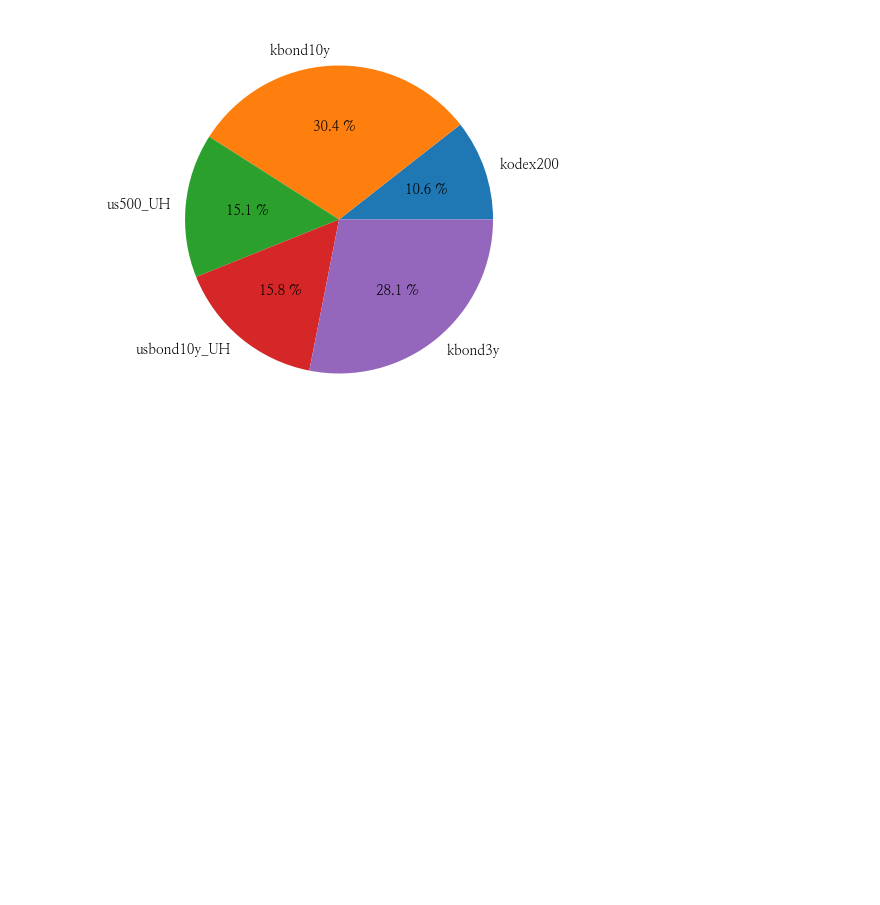
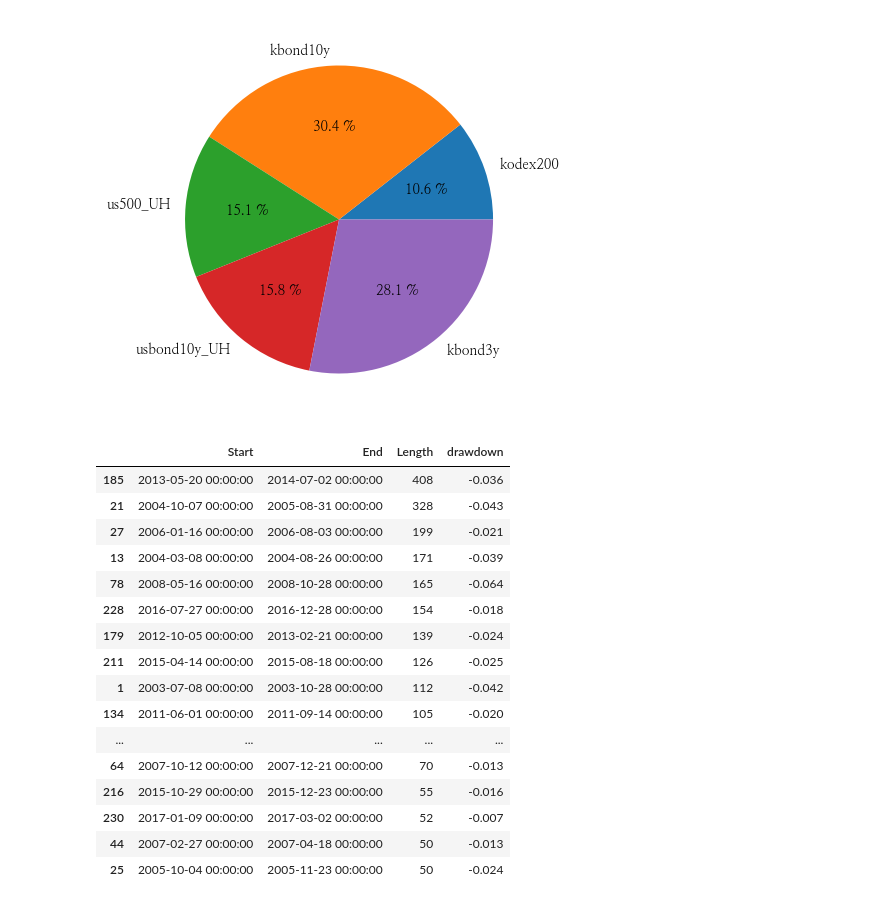
Before and after one commit to hermian/startetf, a Jupyter notebook: 3.29_변동성모멘텀혼합전략.ipynb, the cells around one changed output. Cells and saved outputs as stored; diff of their text form; code cells hidden in the pictures; blank space fills up the shorter version.

```diff
--- a/3.29_변동성모멘텀혼합전략.ipynb
+++ b/3.29_변동성모멘텀혼합전략.ipynb
@@ -329,3 +329,23 @@ bt_모멘텀변동성.turnover.plot(figsize=(12,6));
 r_모멘텀변동성.get_security_weights().sum(axis=0).plot.pie(autopct='%.1f %%', ylabel='', figsize=(5,5));
 # %% [output]
 [figure]
+# %%
+r_all.backtests['모멘텀변동성'].stats.drawdown_details.sort_values(by="Length", ascending=False).head(20)
+# %% [output]
+|  | Start | End | Length | drawdown |
+| 185 | 2013-05-20 00:00:00 | 2014-07-02 00:00:00 | 408 | -0.036 |
+| 21 | 2004-10-07 00:00:00 | 2005-08-31 00:00:00 | 328 | -0.043 |
+| 27 | 2006-01-16 00:00:00 | 2006-08-03 00:00:00 | 199 | -0.021 |
+| 13 | 2004-03-08 00:00:00 | 2004-08-26 00:00:00 | 171 | -0.039 |
+| 78 | 2008-05-16 00:00:00 | 2008-10-28 00:00:00 | 165 | -0.064 |
+| 228 | 2016-07-27 00:00:00 | 2016-12-28 00:00:00 | 154 | -0.018 |
+| 179 | 2012-10-05 00:00:00 | 2013-02-21 00:00:00 | 139 | -0.024 |
+| 211 | 2015-04-14 00:00:00 | 2015-08-18 00:00:00 | 126 | -0.025 |
+| 1 | 2003-07-08 00:00:00 | 2003-10-28 00:00:00 | 112 | -0.042 |
+| 134 | 2011-06-01 00:00:00 | 2011-09-14 00:00:00 | 105 | -0.020 |
+| ... | ... | ... | ... | ... |
+| 64 | 2007-10-12 00:00:00 | 2007-12-21 00:00:00 | 70 | -0.013 |
+| 216 | 2015-10-29 00:00:00 | 2015-12-23 00:00:00 | 55 | -0.016 |
+| 230 | 2017-01-09 00:00:00 | 2017-03-02 00:00:00 | 52 | -0.007 |
+| 44 | 2007-02-27 00:00:00 | 2007-04-18 00:00:00 | 50 | -0.013 |
+| 25 | 2005-10-04 00:00:00 | 2005-11-23 00:00:00 | 50 | -0.024 |
```
Also changed, not shown: parts of 1 cell of this notebook.
